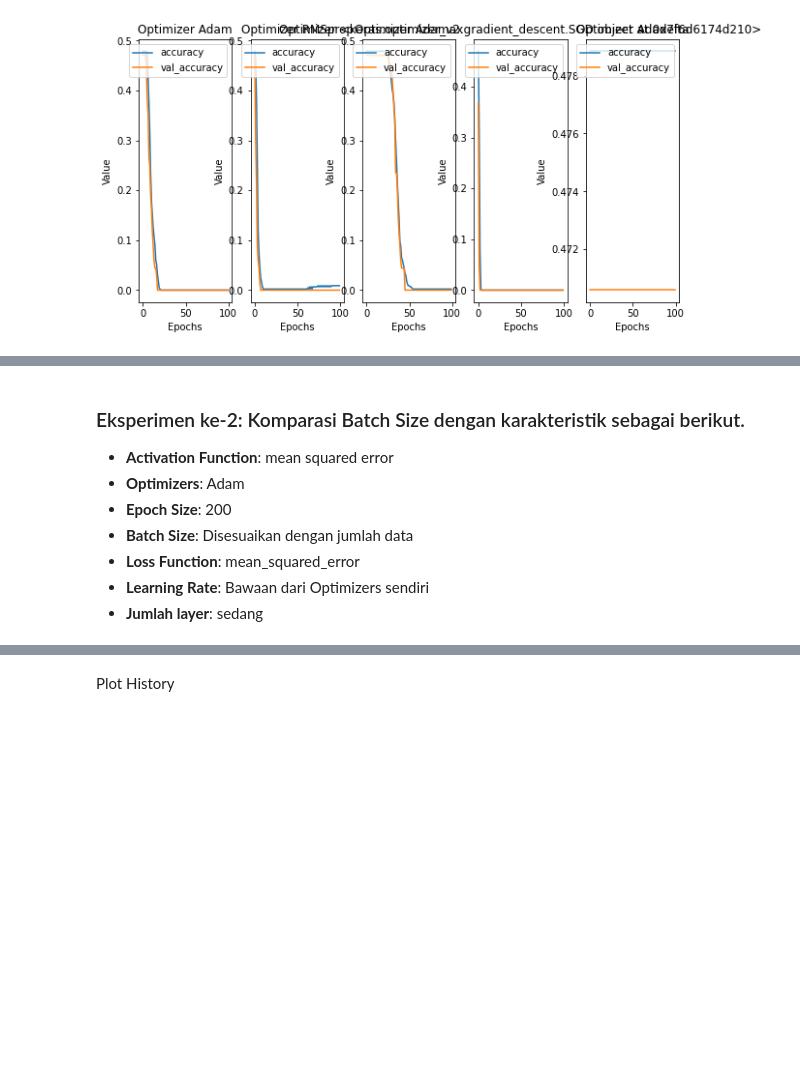
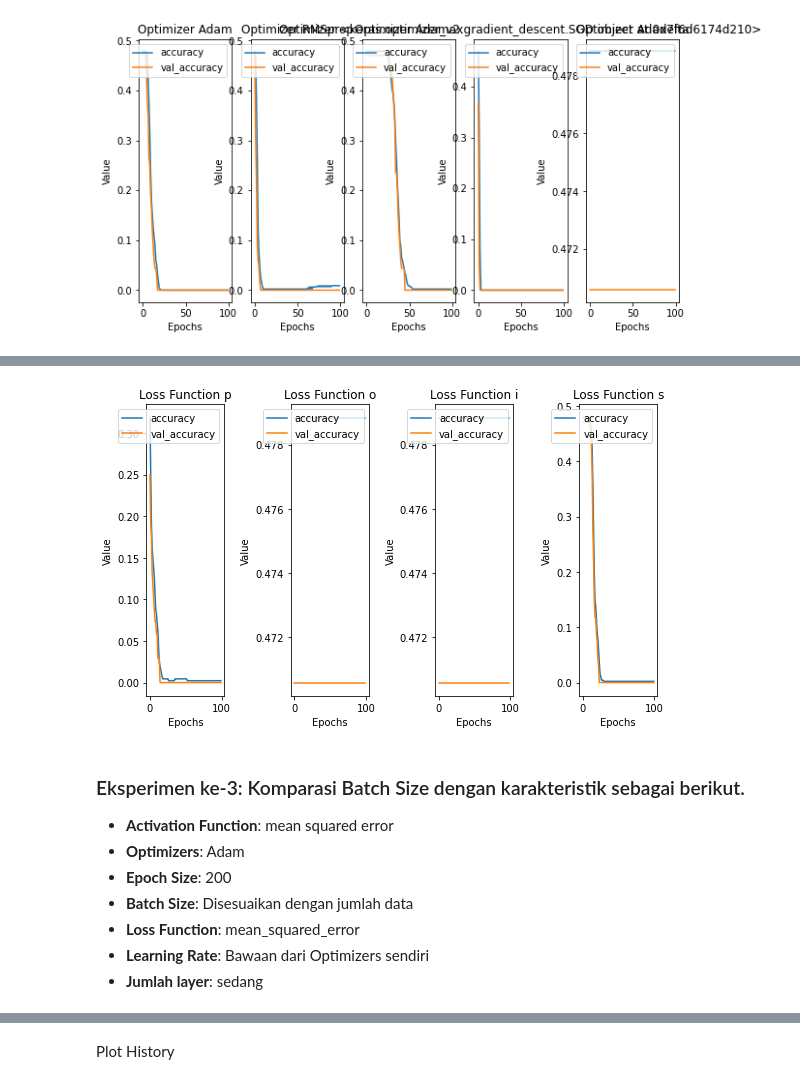
Before and after one commit to MaxZx3000/Forest-Fire, a Jupyter notebook: Final_Project_Forest_Fire_Classifier_(Anthony_Kevin_Oktavius).ipynb, the cells around one changed output, grey strips where cells are left out. Drawn from its saved outputs; the diff is of its cells as text; code cells hidden in the pictures; blank space fills up the shorter version.

Commit message:
Added Loss Function Comparation Code.

```diff
--- a/Final_Project_Forest_Fire_Classifier_(Anthony_Kevin_Oktavius).ipynb
+++ b/Final_Project_Forest_Fire_Classifier_(Anthony_Kevin_Oktavius).ipynb
@@ -583,0 +590,26 @@ plt.show()
+# %%
+losses = ["mean_squared_error", "mean_absolute_error", "mean_squared_logarithmic_error", "poisson"]
+# %%
+histories = []
+
+def root_mean_squared_error(y_true, y_pred):
+  return K.sqrt(K.mean(K.square(y_pred - y_true)))
+
+for index, loss in enumerate(losses):
+  model = initialize_model_medium_layers()
+
+  model.compile(
+    optimizer = "Adam",
+    loss = loss,
+    metrics = ["accuracy"],
+  )
+
+  history = model.fit(
+      X_TRAIN_DF,
+      Y_TRAIN_DF,
+      validation_data = (X_TEST_DF, Y_TEST_DF),
+      batch_size = NUMBER_OF_DATASET_ROWS,
+      epochs = 100,
+      verbose = 1,
+  )
+  histories.append(history)
@@ -584,5 +634,19 @@ plt.show()
+# %%
+plt.figure(figsize = (10, 5))
+
+for index, history in enumerate(histories):
+  plt.subplot(1, 5, index + 1)
+  plot_deep_learning_metrics(history,
+                             "accuracy",
+                             "val_accuracy",
+                             f"Loss Function {loss[index]}")
+
+plt.tight_layout()
+plt.show()
+# %% [output]
+[figure, added]
 # %% [markdown]
-### Eksperimen ke-2: Komparasi Batch Size dengan karakteristik sebagai berikut.
+### Eksperimen ke-3: Komparasi Batch Size dengan karakteristik sebagai berikut.
 
 * **Activation Function**: mean squared error
 * **Optimizers**: Adam
```
Also changed, not shown: parts of 3 cells of this notebook.
